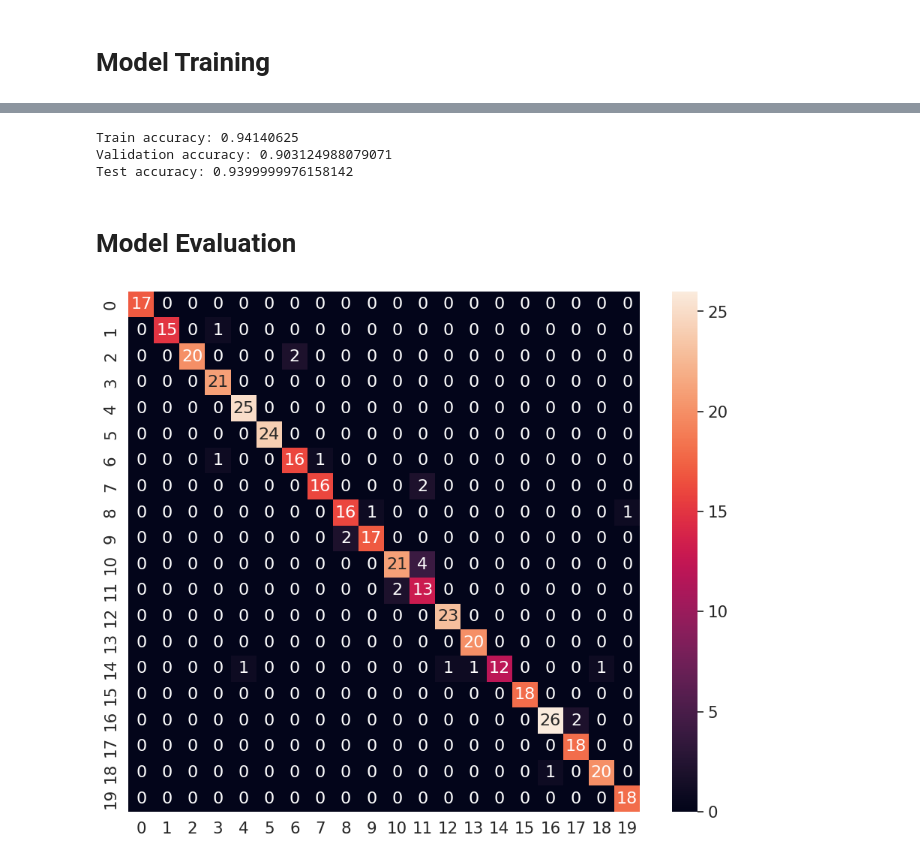
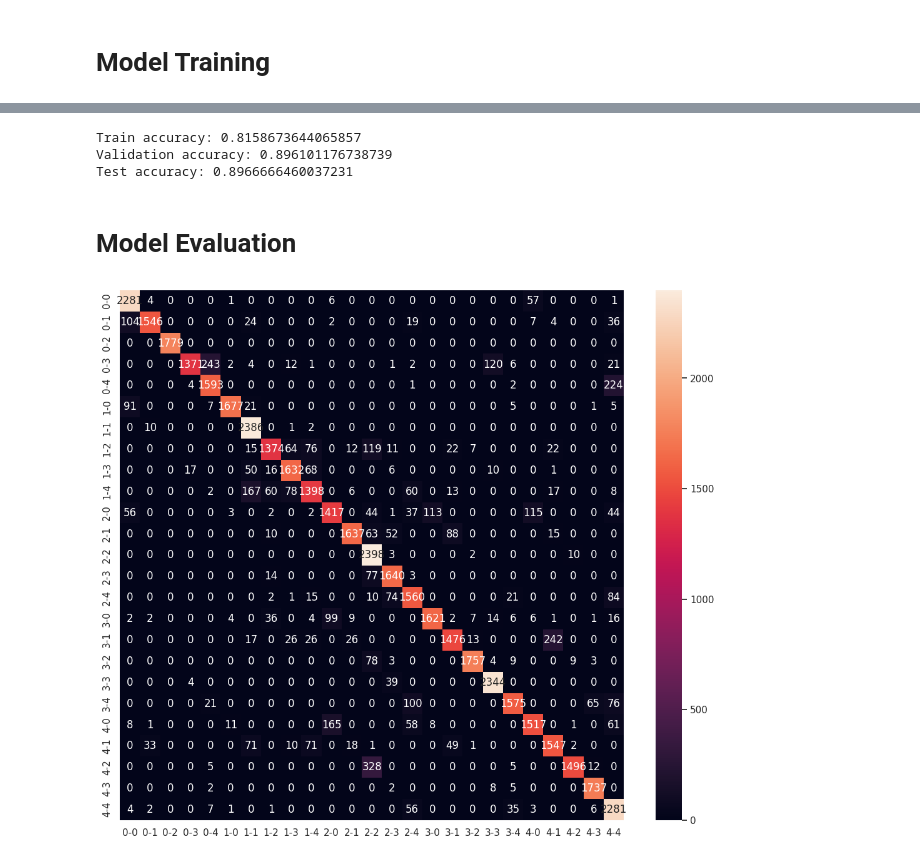
Before and after one commit to rachung2510/oppy, a Jupyter notebook: model_MLP.ipynb, the cells around one changed output, grey strips where cells are left out. Saved outputs shown, nothing was run; the diff lists cells and outputs as text; code cells hidden in the pictures.

Commit message:
added processing of csv to create train-test datasets

```diff
--- a/model_MLP.ipynb
+++ b/model_MLP.ipynb
@@ -21,7 +21,7 @@ To enable them in other operations, rebuild TensorFlow with the appropriate comp
 # %% [markdown]
 # Import Data
 # %%
-dataset = pd.read_csv('data.csv', index_col=0)
-dataset.head()
+dataset = pd.read_csv('data_nomean.csv', index_col=0)
+dataset.tail()
 # %% [output]
 |  | index | middle | ring | pinky | label |
@@ -52,5 +52,6 @@ n_classes = len(np.unique(y_encoded))
 y = to_categorical(y_encoded)
 
 ## split
-x_train, x_test, y_train, y_test = train_test_split(X, y, test_size=0.2, random_state=42)
-x_train, x_val, y_train, y_val = train_test_split(x_train, y_train, test_size=0.2, random_state=42)
+x_train, x_test, y_train, y_test = train_test_split(X, y, test_size=0.3, random_state=42)
+x_train, x_val, y_train, y_val = train_test_split(x_train, y_train, test_size=0.3, random_state=42)
+print(x_train.shape, y_train.shape)
@@ -58,19 +61,19 @@ x_train, x_val, y_train, y_val = train_test_split(x_train, y_train, test_size=0.
 # Model Training
 # %%
 model = Sequential()
-model.add(Dense(128, activation='relu', input_shape=(120,), name='first_dense'))
+model.add(Dense(128, activation='relu', input_shape=(n_steps*n_features,), name='first_dense'))
 model.add(Dropout(0.3))
 model.add(Dense(64, activation='relu', name='second_dense'))
 model.add(Dropout(0.2))
 model.add(Dense(32, activation='relu', name='third_dense'))
 model.add(Dropout(0.1))
 model.add(Dense(32, activation='relu', name='fourth_dense'))
-model.add(Dense(20, activation='softmax', name='final_dense'))
+model.add(Dense(n_classes, activation='softmax', name='final_dense'))
 model.summary()
 model.compile(loss='categorical_crossentropy', optimizer='adam', metrics=['accuracy'])
 
 # Train the MLP model.
-history = model.fit(x_train, y_train, epochs=400, batch_size=64, validation_data=(x_val, y_val))
+history = model.fit(x_train, y_train, epochs=200, batch_size=128, validation_data=(x_val, y_val))
 fig, axes = plt.subplots(2,1, figsize=(8,6))
 axes[0].plot(history.epoch,history.history['loss'], label='training')
 axes[0].plot(history.epoch,history.history['val_loss'], label='validation')
@@ -136,27 +112,29 @@ print("Train accuracy:", history.history["accuracy"][-1])
 print("Validation accuracy:", history.history["val_accuracy"][-1])
 print("Test accuracy:", model.evaluate(x_test, y_test, verbose=0)[1])
 # %% [output]
-Train accuracy: 0.94140625
-Validation accuracy: 0.903124988079071
-Test accuracy: 0.9399999976158142
+Train accuracy: 0.8158673644065857
+Validation accuracy: 0.896101176738739
+Test accuracy: 0.8966666460037231
 # %% [markdown]
 # Model Evaluation
 # %%
 from sklearn.metrics import confusion_matrix
 import seaborn as sn
 
 y_pred = model.predict(x_test, verbose=0)
 y_pred_rd = np.argmax(y_pred, axis=1)
 y_test_rd = np.argmax(y_test, axis=1)
 cm = confusion_matrix(y_test_rd, y_pred_rd)
 # plt.figure(figsize=(40,40))
 # plt.matshow(cm)
-df_cm = pd.DataFrame(cm, range(20), range(20))
-plt.figure(figsize=(11,9))
-sn.set(font_scale=1.4) # for label size
-sn.heatmap(df_cm, annot=True, annot_kws={"size": 16}) # font size
+df_cm = pd.DataFrame(cm, range(n_classes), range(n_classes))
+plt.figure(figsize=(13,11))
+sn.set(font_scale=1) # for label size
+ticklabels = np.unique(labels)
+sn.heatmap(df_cm, annot=True, annot_kws={"size": 12}, fmt="d",
+           xticklabels=ticklabels, yticklabels=ticklabels) # font size
 plt.show()
 # %% [output]
-[figure, old version]
+[figure, new version]
 # %%
 import time
```
Also changed, not shown: parts of 6 cells of this notebook.
